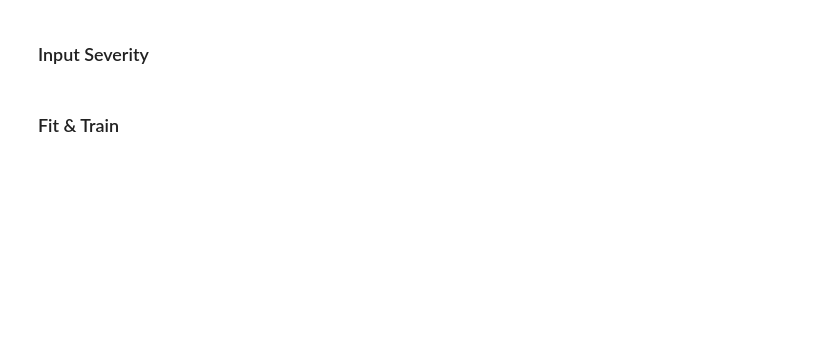
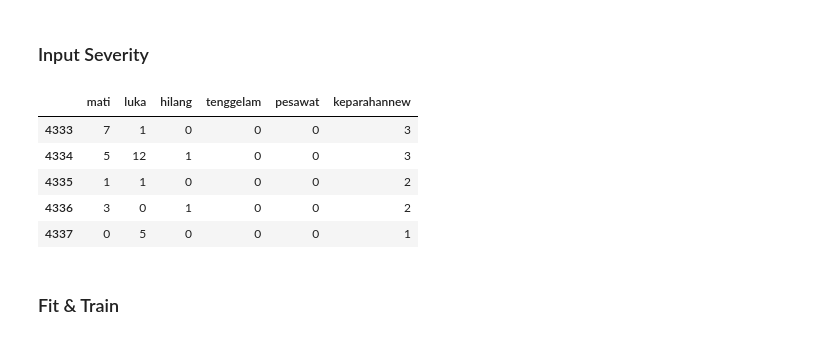
Before and after one commit to alwaysyu/PetaKabar, a Jupyter notebook: compare.ipynb, the cells around one changed output. Saved outputs shown, nothing was run; the diff lists cells and outputs as text; code cells hidden in the pictures; blank space fills up the shorter version.

```diff
--- a/compare.ipynb
+++ b/compare.ipynb
@@ -612,5 +612,5 @@ weighted avg       1.00      1.00      1.00       629
 cls_old_kecelakaan = cls_old[cls_old['berita_topik_id'] == 3]
 cls_old_kecelakaan = cls_old_kecelakaan[['sev_death', 'sev_injury', 'sev_lost', 'sev_sink', 'sev_plane']]
 print(len(cls_old_kecelakaan))
-cls_old_kecelakaan.rename(columns = {'sev_death':'USD', 'sev_injury':'IDR', 'sev_lost':'persen', 'sev_sink':'inflasi', 'sev_plane':'inflasi'}, inplace=True)
+cls_old_kecelakaan.rename(columns = {'sev_death':'mati', 'sev_injury':'luka', 'sev_lost':'hilang', 'sev_sink':'tenggelam', 'sev_plane':'pesawat'}, inplace=True)
 cls_old_kecelakaan.dtypes
@@ -616,0 +625,8 @@ cls_old_kecelakaan.dtypes
+# %%
+cls_old_kecelakaan['mati'] = cls_old_kecelakaan['mati'].astype(int)
+cls_old_kecelakaan['luka'] = cls_old_kecelakaan['luka'].astype(int)
+cls_old_kecelakaan['hilang'] = cls_old_kecelakaan['hilang'].astype(int)
+cls_old_kecelakaan['tenggelam'] = cls_old_kecelakaan['tenggelam'].astype(int)
+cls_old_kecelakaan['pesawat'] = cls_old_kecelakaan['pesawat'].astype(int)
+
+cls_old_kecelakaan.head()
@@ -617,4 +640,34 @@ cls_old_kecelakaan.dtypes
 # %% [markdown]
 ### Input Severity
+# %%
+def calc_kec(df):
+    keparahanValues = []
+    for i in range (0,len(df)):
+        mati=df.iloc[i,0]
+        luka=df.iloc[i,1]
+        hilang=df.iloc[i,2]
+        tenggelam=df.iloc[i,3]
+        pesawat=df.iloc[i,4]
+
+        keparahan = 1
+
+        if mati>0 or luka>=6 or hilang>=4 or tenggelam>=4:
+            keparahan = 2
+
+        if mati>3 or luka>10 or hilang>10 or tenggelam>10 or pesawat != 0:
+            keparahan = 3
+
+        keparahanValues.append(keparahan)
+    return keparahanValues
+# %%
+cls_old_kecelakaan['keparahannew']=calc_kec(cls_old_kecelakaan)
+cls_old_kecelakaan.head()
+# %% [output]
+|  | mati | luka | hilang | tenggelam | pesawat | keparahannew |
+| 4333 | 7 | 1 | 0 | 0 | 0 | 3 |
+| 4334 | 5 | 12 | 1 | 0 | 0 | 3 |
+| 4335 | 1 | 1 | 0 | 0 | 0 | 2 |
+| 4336 | 3 | 0 | 1 | 0 | 0 | 2 |
+| 4337 | 0 | 5 | 0 | 0 | 0 | 1 |
 # %% [markdown]
 ### Fit & Train
```
Also changed, not shown: parts of 7 cells of this notebook.
